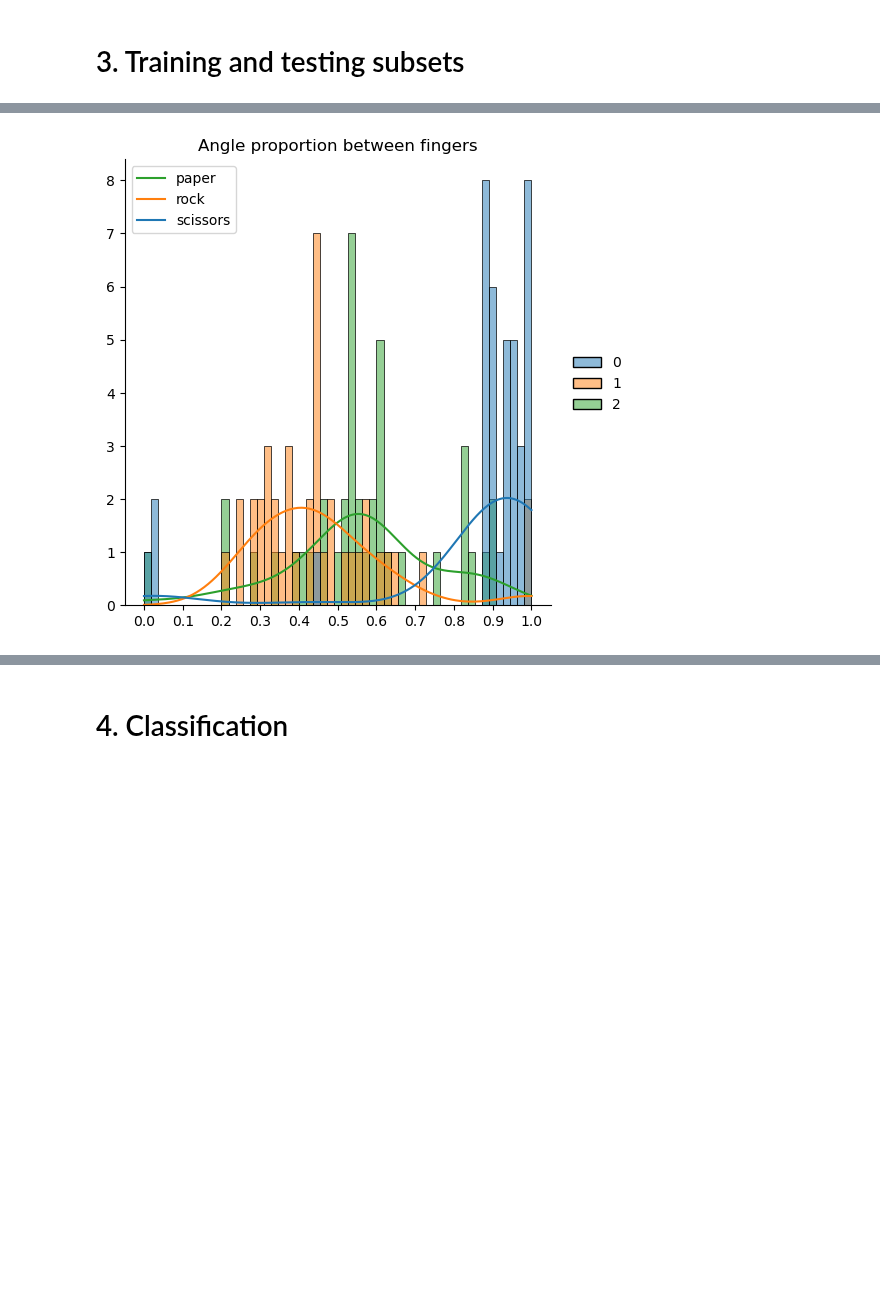
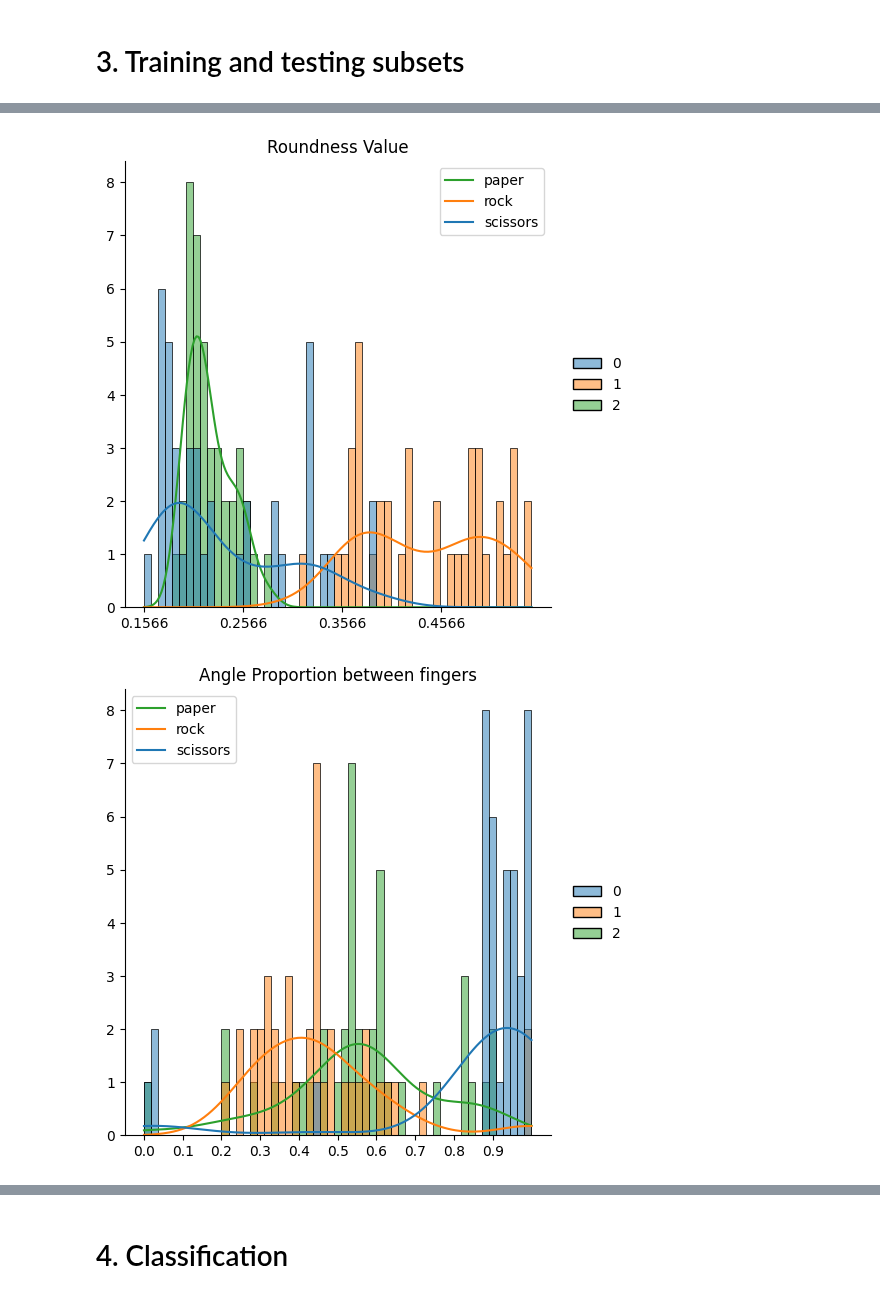
Before and after one commit to pedrozavalat/iic3724-tareas, a Jupyter notebook: T1/T1_PedroPabloZavalaTejos.ipynb, the cells around one changed output, grey strips where cells are left out. Saved outputs shown, nothing was run; the diff lists cells and outputs as text; code cells hidden in the pictures; blank space fills up the shorter version.

```diff
--- a/T1/T1_PedroPabloZavalaTejos.ipynb
+++ b/T1/T1_PedroPabloZavalaTejos.ipynb
@@ -401,0 +410,20 @@ loading image kchipun/img_03_0050.png ...
+# %%
+# Verificaremos los valores de las columnas para ver si debemos normalizar
+x0_min = np.min(X[:,0])
+x0_max = np.max(X[:,0])
+x1_min = np.min(X[:,1])
+x1_max = np.max(X[:,1])
+x2_min = np.min(X[:,2])
+x2_max = np.max(X[:,2])
+
+print(f"""
+Roundness Value
+    Min: {x0_min}
+    Max: {x0_max}\n
+Angle Ratio Values
+    Min: {x1_min}
+    Max: {x1_max}
+Center of mass on x-asis
+    Min: {x2_min}
+    Max: {x2_max}
+""")
@@ -402,11 +441,10 @@ loading image kchipun/img_03_0050.png ...
 # %%
-# Normalization
+# Escalamos los datos de la caracteristica Angle Ratio con MinMax
 def minmax(x, x_min, x_max):
     return (x - x_min) / (x_max - x_min)
 
-X_min = np.min(X)
-X_max = np.max(X)
-X = minmax(X, X_min, X_max)
+X[:,1] = minmax(X[:,1], x1_min, x1_max)
+X[:,2] = minmax(X[:,2], x2_min, x2_max)
 # %% [markdown]
 # 3. Training and testing subsets
 # %%
@@ -470,11 +460,17 @@ Class 3 (scissors):
 # %%
 import seaborn as sns
 # Histograma de análisis de caracteristicas
-s = sns.displot([x0_train,x1_train, x2_train],label=['paper', 'rock', 'scissors'], kind='hist', bins=55, kde=True)
-plt.legend(labels=['paper', 'rock', 'scissors'])
-plt.title('Angle proportion between fingers')
-plt.xticks(np.arange(0, 1.1, 0.1))
-plt.ylabel('')
-plt.show()
+titles = ['Roundness Value', 'Angle Proportion between fingers', 'Center of mass on x-axis']
+for i in range(0, 3):
+    data = [x0_train[:,i],x1_train[:,i], x2_train[:,i]]
+    s = sns.displot(data, kind='hist', bins=55, kde=True)
+    plt.legend(labels=['paper', 'rock', 'scissors'])
+    plt.title(titles[i])
+    x_axis_min = min(np.concatenate(data))
+    x_axis_max = max(np.concatenate(data))
+    plt.xticks(np.arange(x_axis_min, x_axis_max, 0.1))
+    plt.ylabel('')
+    plt.show()
 # %% [output]
-[figure, old version]
+[figure, new version]
+[figure, added]
```
Also changed, not shown: parts of 13 cells of this notebook.
